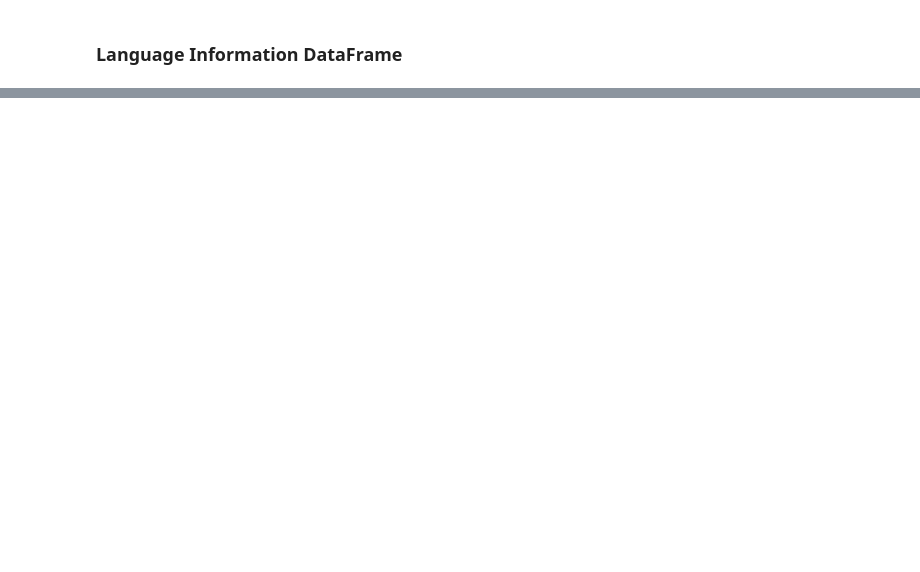
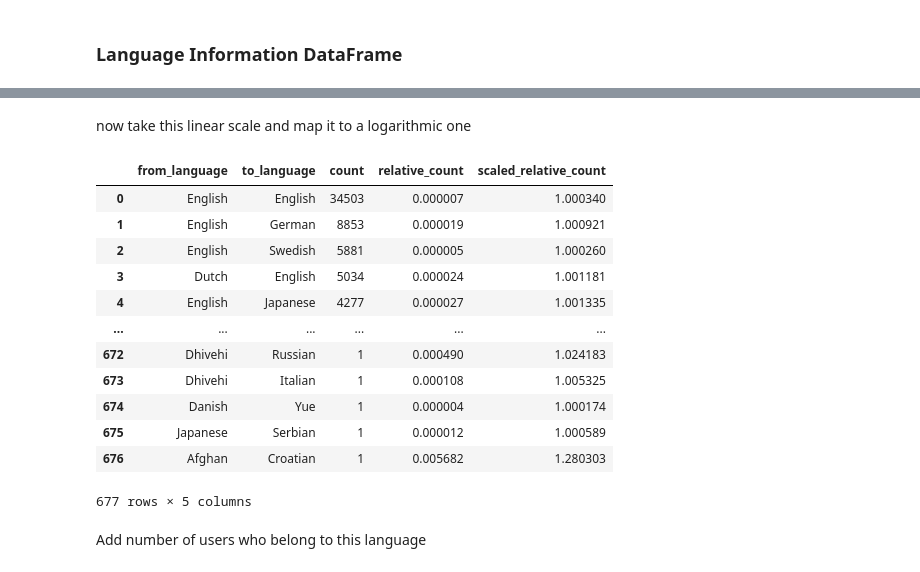
Before and after one commit to epfl-ada/ada-2020-project-milestone-p3-p3_, a Jupyter notebook: research_question_4.ipynb, the cells around one changed output, grey strips where cells are left out. Drawn from its saved outputs; the diff is of its cells as text; code cells hidden in the pictures; blank space fills up the shorter version.

```diff
--- a/research_question_4.ipynb
+++ b/research_question_4.ipynb
@@ -293,0 +368,15 @@ lang_count_df
+# %%
+relative = []
+
+for indx, row in lang_count_df.iterrows():
+    # possible friendships of both network
+    total_possible_B = len(homes_B[homes_B.languages == row["from_language"]]) * len(homes_B[homes_B.languages == row["to_language"]])
+    total_possible_G = len(homes_G[homes_G.languages == row["from_language"]]) * len(homes_G[homes_G.languages == row["to_language"]])
+    # add them up
+    total = total_possible_B + total_possible_G
+    # divide by it
+    relative.append(row["count"]/total)
+
+lang_count_df["relative_count"] = relative
+
+lang_count_df
@@ -293,0 +397,31 @@ lang_count_df
+# %% [markdown]
+now take this linear scale and map it to a logarithmic one
+# %%
+scaled_relative = []
+mini = lang_count_df.relative_count.min()
+maxi = lang_count_df.relative_count.max()
+
+new_mini = 1.
+new_maxi = 5.
+
+for indx, row in lang_count_df.iterrows():
+    scaled_relative.append((new_maxi-new_mini) * row["relative_count"] / maxi + new_mini)
+lang_count_df["scaled_relative_count"] = scaled_relative
+
+lang_count_df
+# %% [output]
+|  | from_language | to_language | count | relative_count | scaled_relative_count |
+| 0 | English | English | 34503 | 0.000007 | 1.000340 |
+| 1 | English | German | 8853 | 0.000019 | 1.000921 |
+| 2 | English | Swedish | 5881 | 0.000005 | 1.000260 |
+| 3 | Dutch | English | 5034 | 0.000024 | 1.001181 |
+| 4 | English | Japanese | 4277 | 0.000027 | 1.001335 |
+| ... | ... | ... | ... | ... | ... |
+| 672 | Dhivehi | Russian | 1 | 0.000490 | 1.024183 |
+| 673 | Dhivehi | Italian | 1 | 0.000108 | 1.005325 |
+| 674 | Danish | Yue | 1 | 0.000004 | 1.000174 |
+| 675 | Japanese | Serbian | 1 | 0.000012 | 1.000589 |
+| 676 | Afghan | Croatian | 1 | 0.005682 | 1.280303 |
+677 rows × 5 columns
+# %% [markdown]
+Add number of users who belong to this language
```
Also changed, not shown: parts of 22 cells of this notebook, 3 other files.
